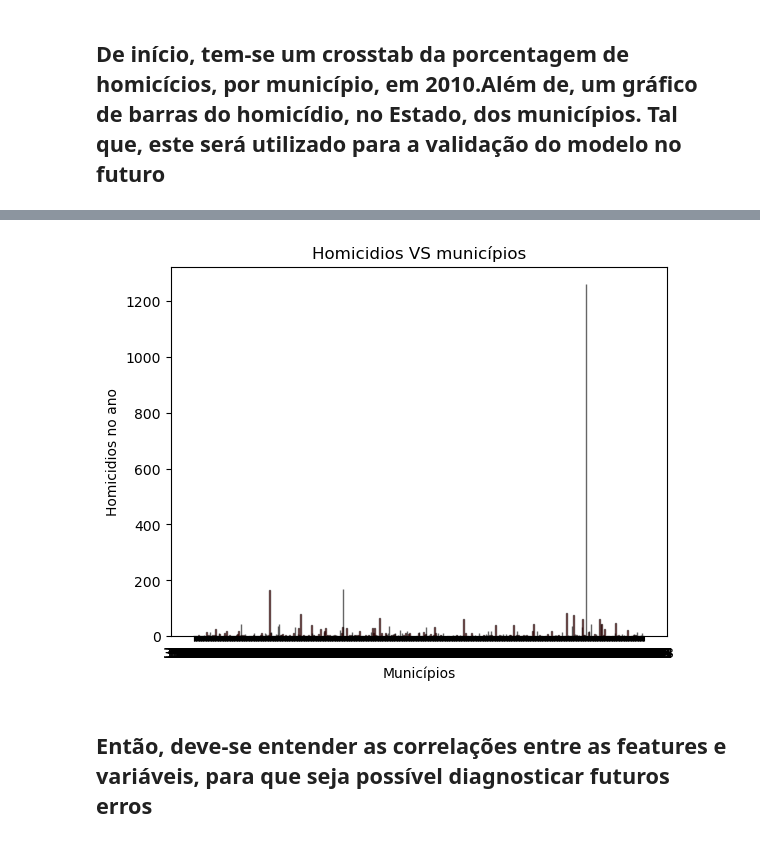
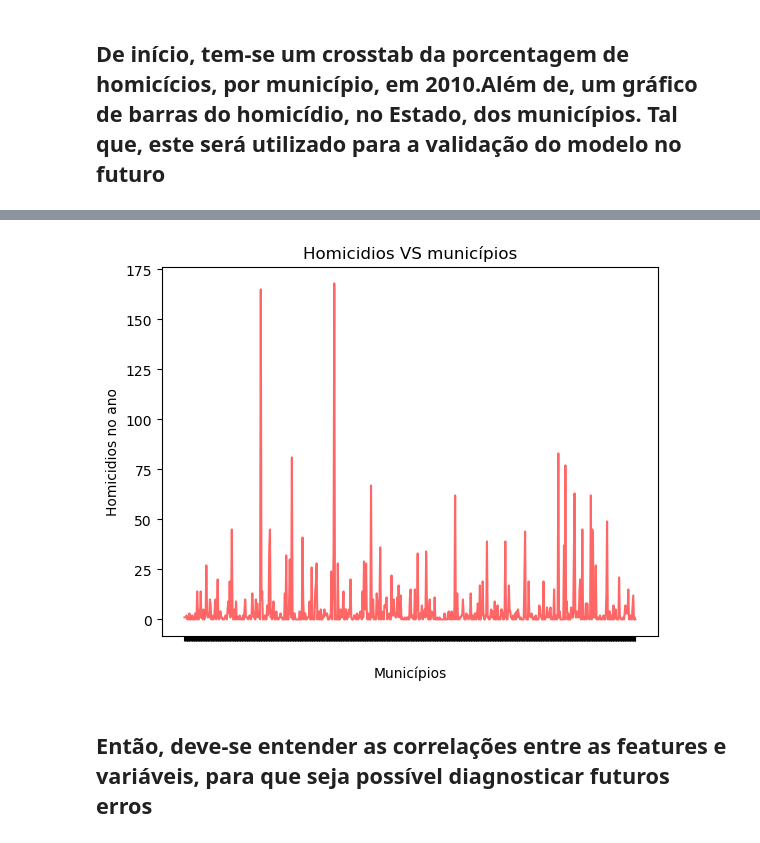
Before and after one commit to felipebns/P2_Cdados, a Jupyter notebook: p2_cdados.ipynb, the cells around one changed output, grey strips where cells are left out. Drawn from its saved outputs; the diff is of its cells as text; code cells hidden in the pictures.

```diff
--- a/p2_cdados.ipynb
+++ b/p2_cdados.ipynb
@@ -97,6 +82,7 @@ df_teste = tabela_sem_sp[448:639]
 ## De início, tem-se um crosstab da porcentagem de homicícios, por município, em 2010.Além de, um gráfico de barras do homicídio, no Estado, dos municípios. Tal que, este será utilizado para a validação do modelo no futuro
 # %%
 homicidio_mun = homicidio.groupby(['ano','id_municipio','regiao_ssp']).agg({'Homicidio_total': 'sum'}).reset_index()
+homicidio_mun = homicidio_mun.loc[(homicidio_mun['regiao_ssp']!='Capital')] #retirando a capital
 homicidio_mun_2010 = homicidio_mun.loc[homicidio_mun.ano == 2010]
 # %%
 pd.crosstab(homicidio_mun_2010.Homicidio_total, homicidio_mun_2010.id_municipio, margins=True).round(4)
@@ -123,11 +109,12 @@ pd.crosstab(homicidio_mun_2010.Homicidio_total, homicidio_mun_2010.id_municipio,
 # %%
-plt.bar(homicidio_mun_2010.id_municipio, homicidio_mun_2010.Homicidio_total, edgecolor='black', color='red', alpha=0.6)
+plt.plot(homicidio_mun_2010.id_municipio, homicidio_mun_2010.Homicidio_total, color='red', alpha=0.6)
 plt.xlabel('Municípios')
+plt.xticks(color='w')
 plt.ylabel('Homicidios no ano')
 plt.title('Homicidios VS municípios')
 plt.show()
 # %% [output]
-[figure, old version]
+[figure, new version]
 # %% [markdown]
  ## Então, deve-se entender as correlações entre as features e variáveis, para que seja possível diagnosticar futuros erros
 # %%
```
Also changed, not shown: parts of 2 cells of this notebook.
